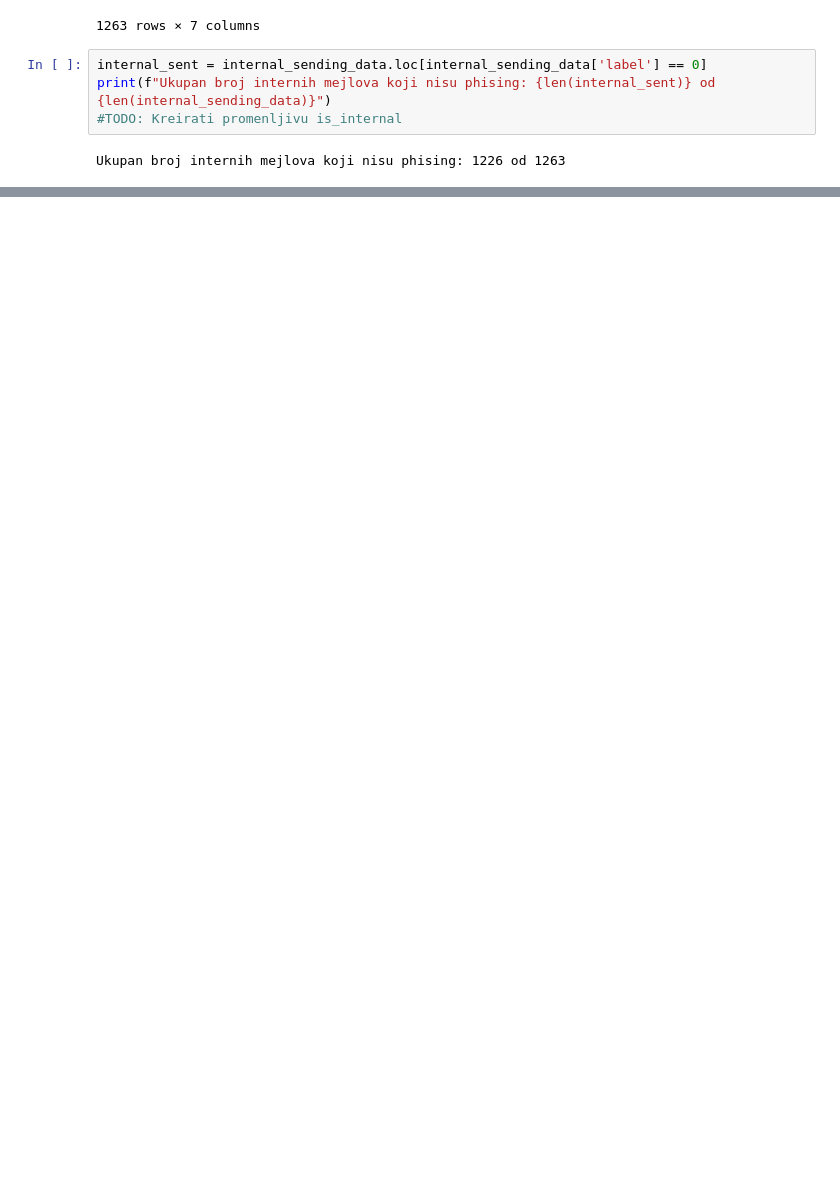
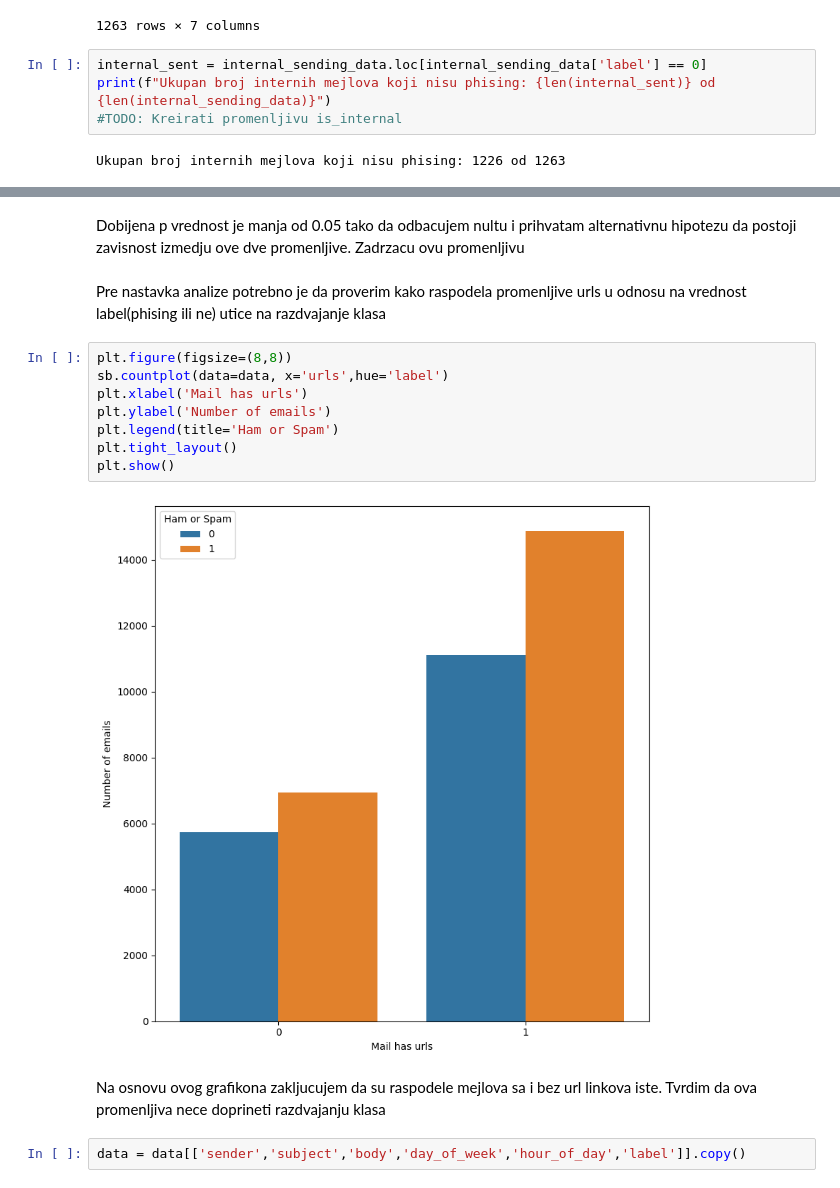
Before and after one commit to LukaDervisevic/PhishingDetection, a Jupyter notebook: model.ipynb, the cells around one changed output, grey strips where cells are left out. Drawn from its saved outputs; the diff is of its cells as text; blank space fills up the shorter version.

```diff
--- a/model.ipynb
+++ b/model.ipynb
@@ -142,0 +275,18 @@ Moja pocetna tvrdnja ipak nije tacna, prema ovom dataset-u vecina mejlova koja n
+# %% [markdown]
+Dobijena p vrednost je manja od 0.05 tako da odbacujem nultu i prihvatam alternativnu hipotezu da postoji zavisnost izmedju ove dve promenljive. Zadrzacu ovu promenljivu
+# %% [markdown]
+Pre nastavka analize potrebno je da proverim kako raspodela promenljive urls u odnosu na vrednost label(phising ili ne) utice na razdvajanje klasa
+# %%
+plt.figure(figsize=(8,8))
+sb.countplot(data=data, x='urls',hue='label')
+plt.xlabel('Mail has urls')
+plt.ylabel('Number of emails')
+plt.legend(title='Ham or Spam')
+plt.tight_layout()
+plt.show()
+# %% [output]
+[figure, added]
+# %% [markdown]
+Na osnovu ovog grafikona zakljucujem da su raspodele mejlova sa i bez url linkova iste. Tvrdim da ova promenljiva nece doprineti razdvajanju klasa
+# %%
+data = data[['sender','subject','body','day_of_week','hour_of_day','label']].copy()
```
Also changed, not shown: parts of 37 cells of this notebook, 1 other file.
